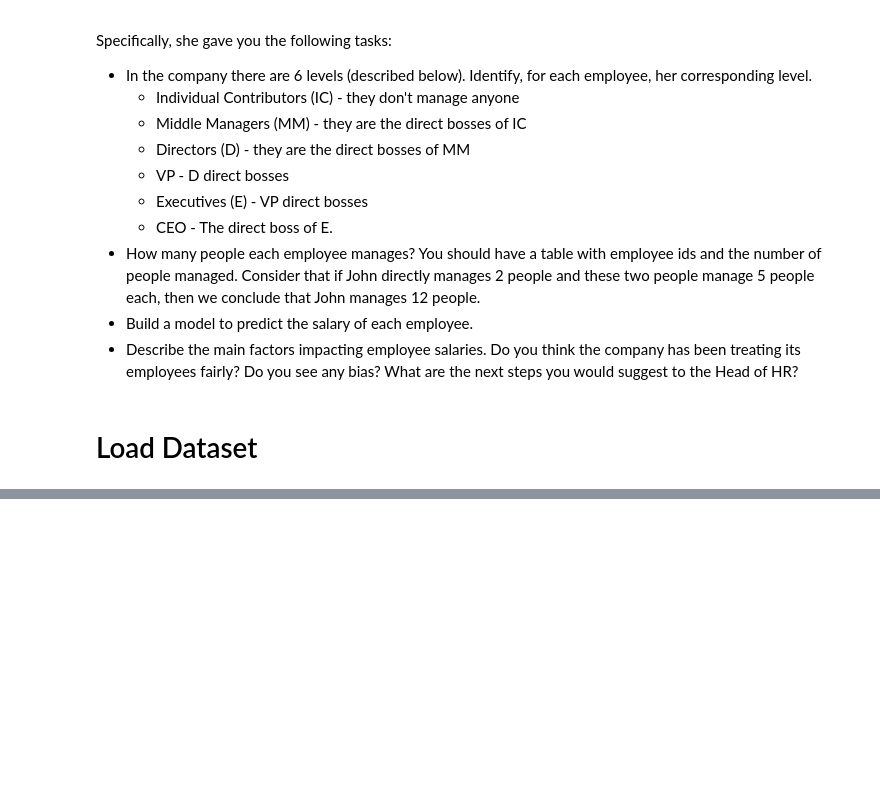
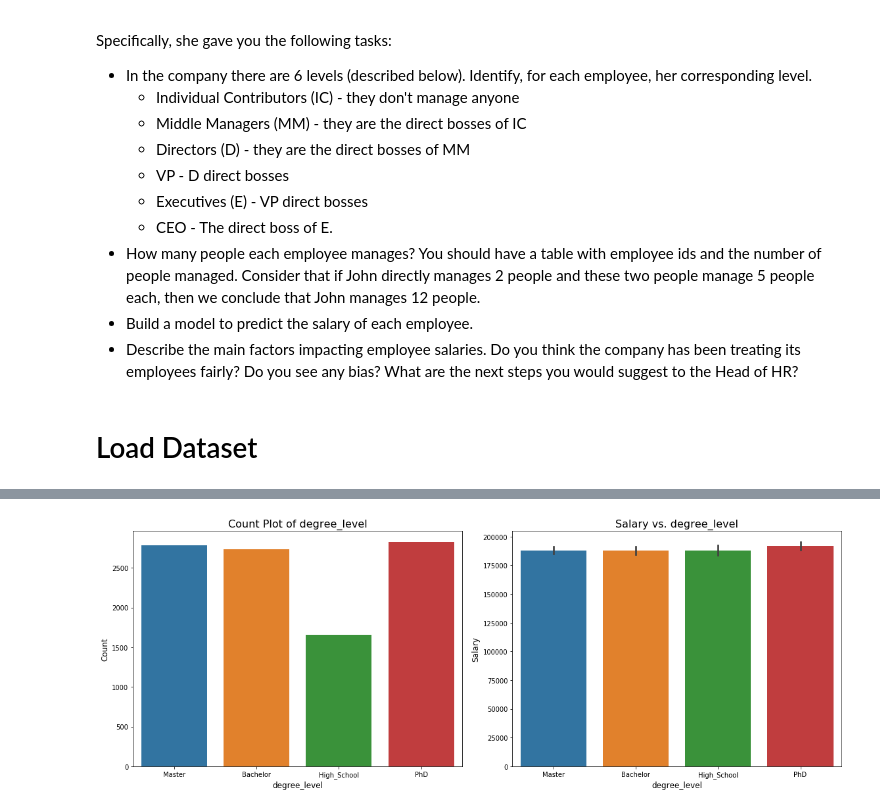
Before and after one commit to JifuZhao/DS-Take-Home, a Jupyter notebook: 15. Diversity in the Workplace.ipynb, the cells around one changed output, grey strips where cells are left out. Drawn from its saved outputs; the diff is of its cells as text; code cells hidden in the pictures; blank space fills up the shorter version.

```diff
--- a/15. Diversity in the Workplace.ipynb
+++ b/15. Diversity in the Workplace.ipynb
@@ -37,0 +211,16 @@ data.describe()
+# %%
+# visualization of 'signing_bonus'
+fig, ax = plt.subplots(nrows=1, ncols=2, figsize=(16, 6))
+sns.countplot(x='degree_level', data=data, ax=ax[0])
+ax[0].set_xlabel('degree_level', fontsize=12)
+ax[0].set_ylabel('Count', fontsize=12)
+ax[0].set_title('Count Plot of degree_level', fontsize=16)
+
+sns.barplot(x='degree_level', y='salary', data=data, ax=ax[1])
+ax[1].set_xlabel('degree_level', fontsize=12)
+ax[1].set_ylabel('Salary', fontsize=12)
+ax[1].set_title('Salary vs. degree_level', fontsize=16)
+plt.tight_layout()
+plt.show()
+# %% [output]
+[figure, added]
```
Also changed, not shown: parts of 27 cells of this notebook, 1 other file.
